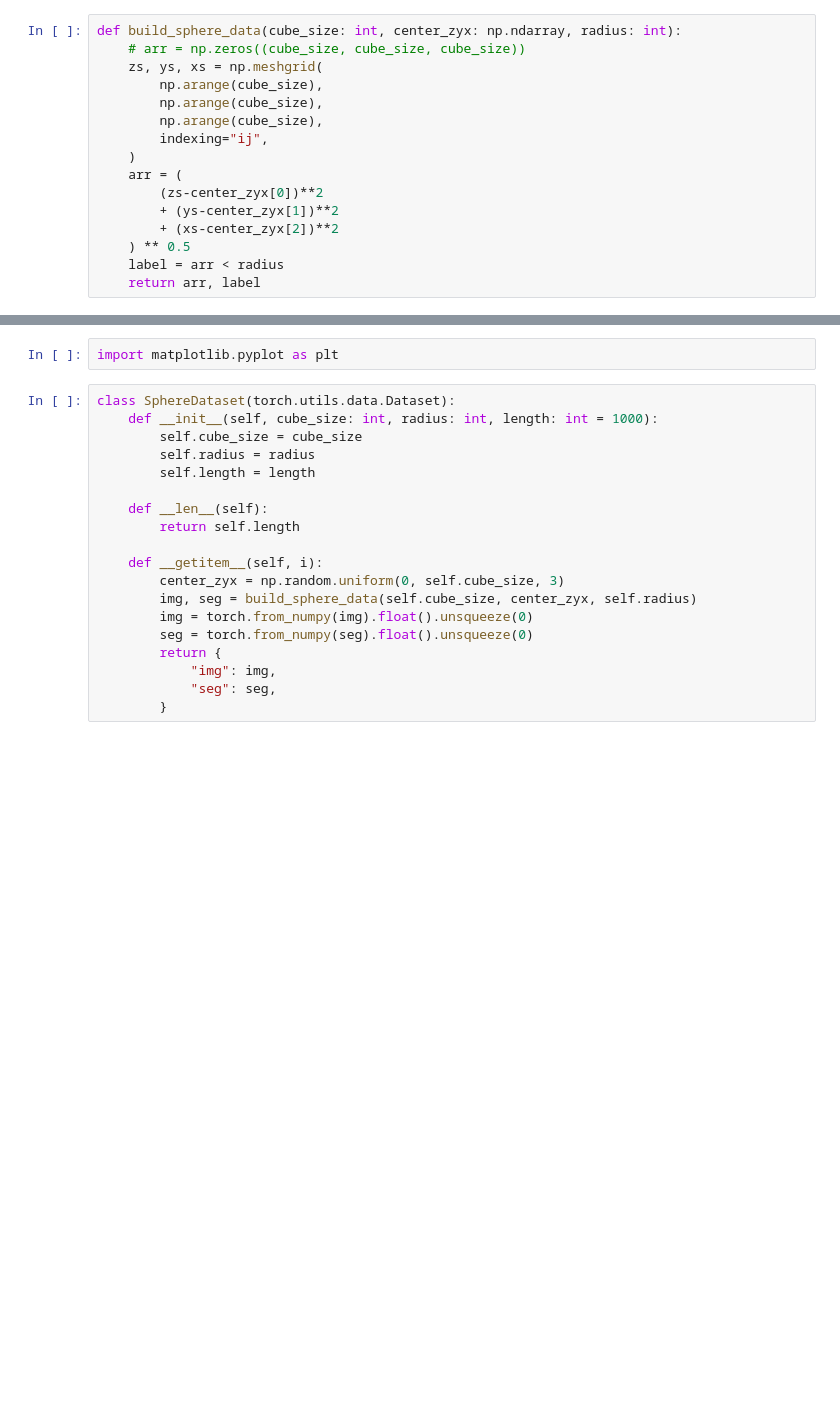
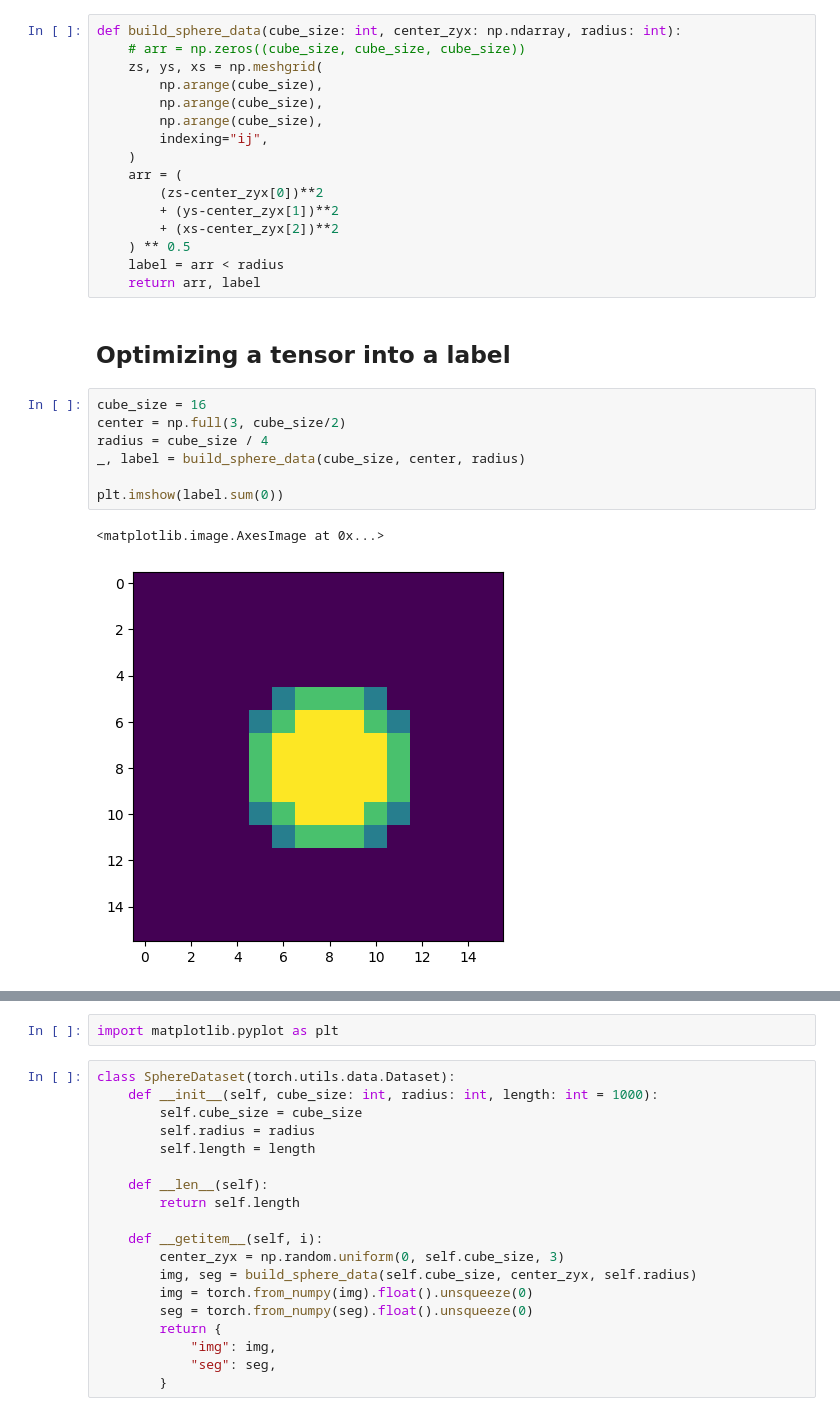
Before and after one commit to viktorcikojevic/kaggle_sennet, a Jupyter notebook: notebooks/exp_surface_loss_sanity_check.ipynb, the cells around one changed output, grey strips where cells are left out. Cells and saved outputs as stored; diff of their text form; blank space fills up the shorter version.

```diff
--- a/notebooks/exp_surface_loss_sanity_check.ipynb
+++ b/notebooks/exp_surface_loss_sanity_check.ipynb
@@ -124,3 +30,15 @@ def build_sphere_data(cube_size: int, center_zyx: np.ndarray, radius: int):
     ) ** 0.5
     label = arr < radius
     return arr, label
+# %% [markdown]
+## Optimizing a tensor into a label
+# %%
+cube_size = 16
+center = np.full(3, cube_size/2)
+radius = cube_size / 4
+_, label = build_sphere_data(cube_size, center, radius)
+
+plt.imshow(label.sum(0))
+# %% [output]
+<matplotlib.image.AxesImage at 0x...>
+[figure, added]
```
Also changed, not shown: parts of 18 cells of this notebook, 1 other file.
